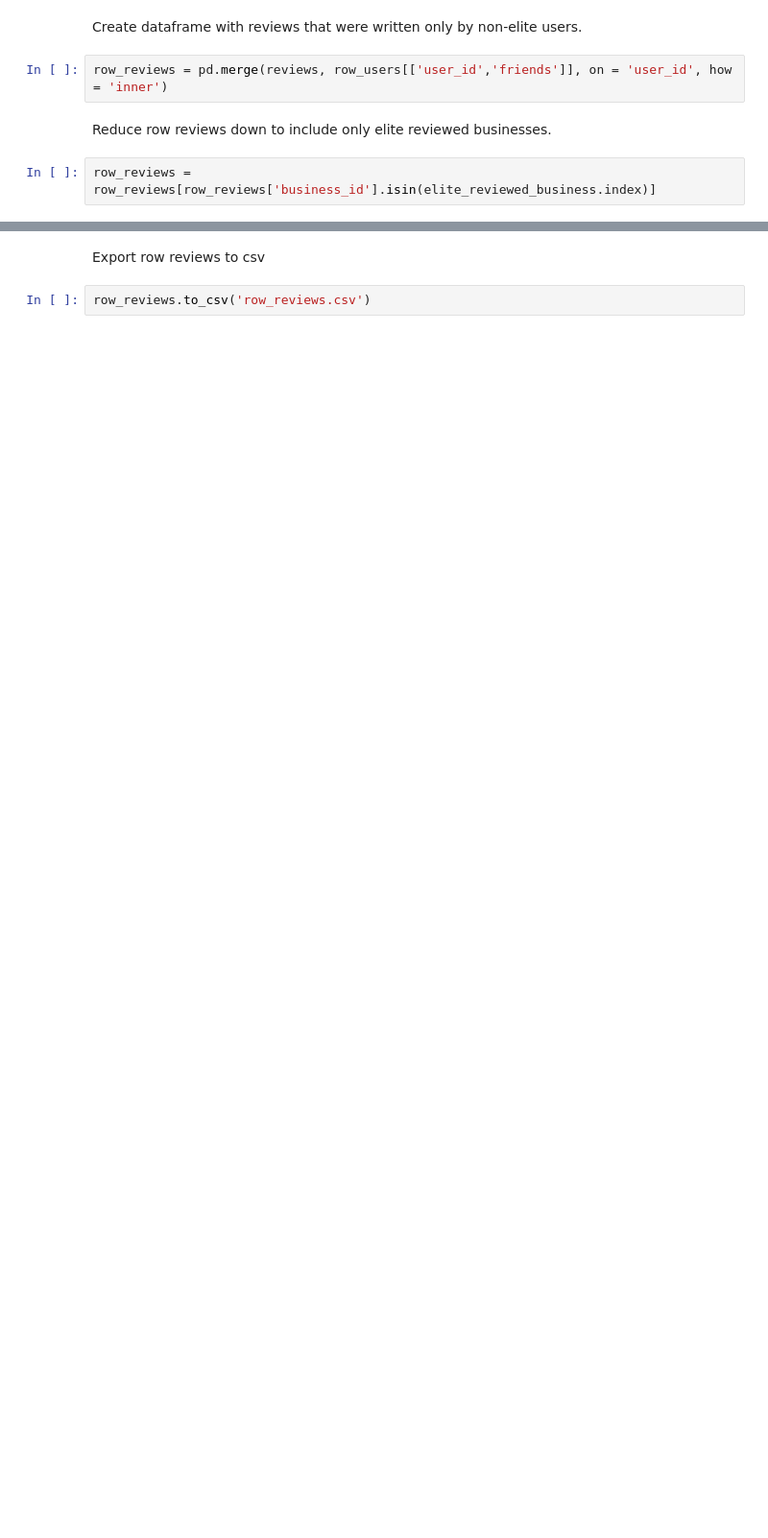
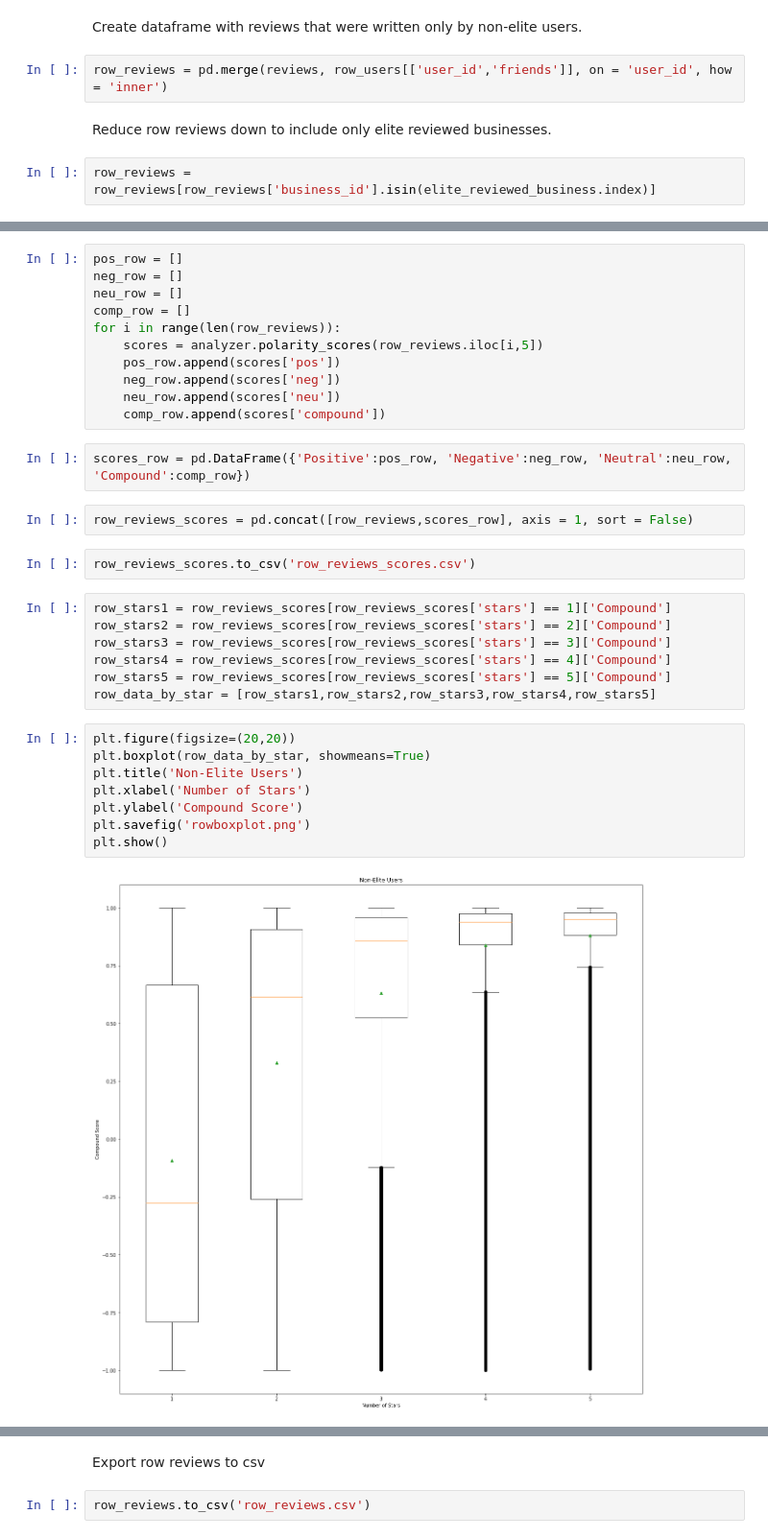
Before and after one commit to johngiglio/Yelp-Sentiment-Analysis, a Jupyter notebook: reviews exploration and cleaning.ipynb, the cells around one changed output, grey strips where cells are left out. Shown at 96% size. Drawn from its saved outputs; the diff is of its cells as text; blank space fills up the shorter version.

```diff
--- a/reviews exploration and cleaning.ipynb
+++ b/reviews exploration and cleaning.ipynb
@@ -169,2 +229,36 @@ row_reviews = row_reviews[row_reviews['business_id'].isin(elite_reviewed_busines
+# %%
+pos_row = []
+neg_row = []
+neu_row = []
+comp_row = []
+for i in range(len(row_reviews)):
+    scores = analyzer.polarity_scores(row_reviews.iloc[i,5])
+    pos_row.append(scores['pos'])
+    neg_row.append(scores['neg'])
+    neu_row.append(scores['neu'])
+    comp_row.append(scores['compound'])
+# %%
+scores_row = pd.DataFrame({'Positive':pos_row, 'Negative':neg_row, 'Neutral':neu_row, 'Compound':comp_row})
+# %%
+row_reviews_scores = pd.concat([row_reviews,scores_row], axis = 1, sort = False)
+# %%
+row_reviews_scores.to_csv('row_reviews_scores.csv')
+# %%
+row_stars1 = row_reviews_scores[row_reviews_scores['stars'] == 1]['Compound']
+row_stars2 = row_reviews_scores[row_reviews_scores['stars'] == 2]['Compound']
+row_stars3 = row_reviews_scores[row_reviews_scores['stars'] == 3]['Compound']
+row_stars4 = row_reviews_scores[row_reviews_scores['stars'] == 4]['Compound']
+row_stars5 = row_reviews_scores[row_reviews_scores['stars'] == 5]['Compound']
+row_data_by_star = [row_stars1,row_stars2,row_stars3,row_stars4,row_stars5]
+# %%
+plt.figure(figsize=(20,20))
+plt.boxplot(row_data_by_star, showmeans=True)
+plt.title('Non-Elite Users')
+plt.xlabel('Number of Stars')
+plt.ylabel('Compound Score')
+plt.savefig('rowboxplot.png')
+plt.show()
+# %% [output]
+[figure, added]
 # %%
 row_reviews.describe()
```
Also changed, not shown: parts of 46 cells of this notebook, 1 other file.
